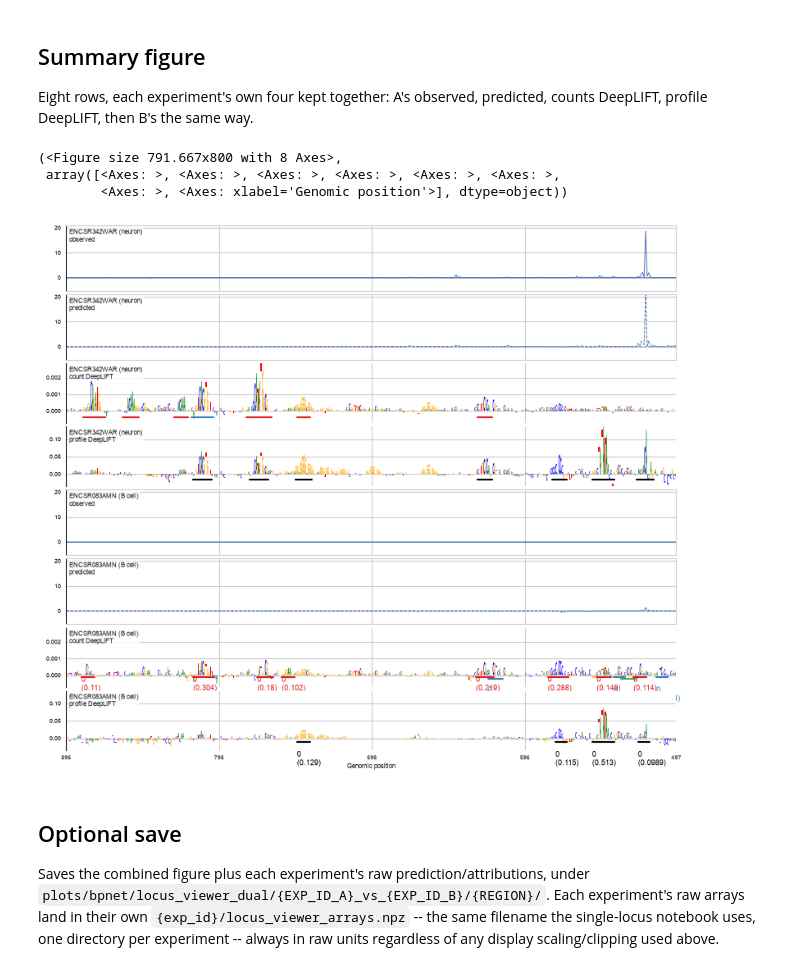
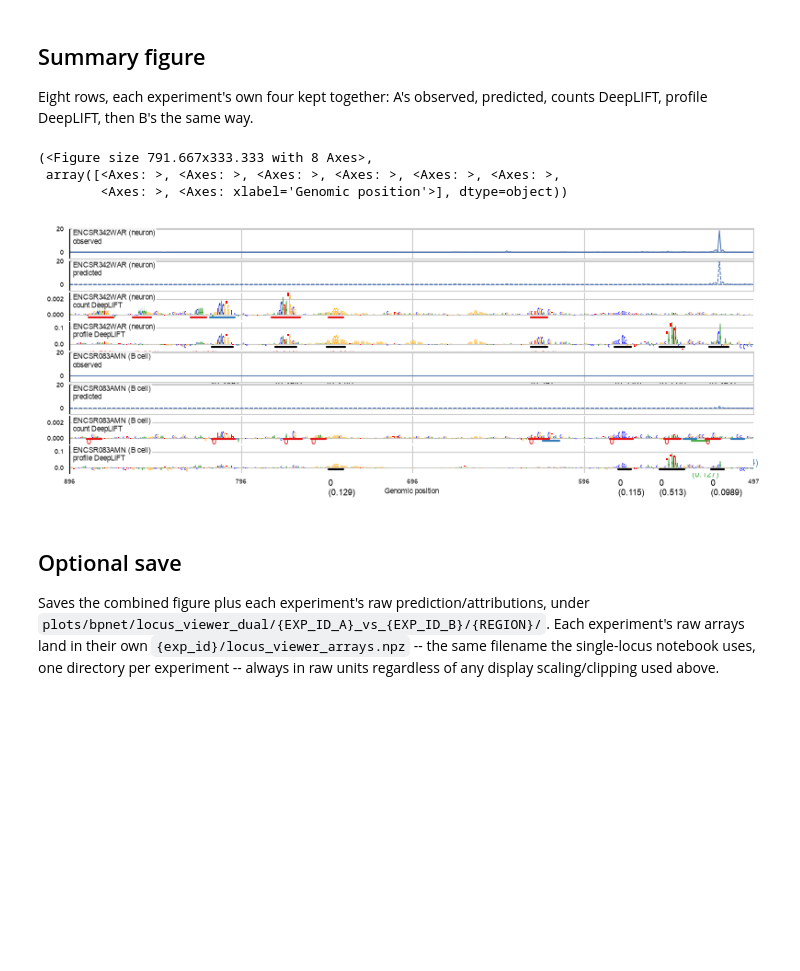
Before and after one commit to kundajelab/procap-atlas, a Jupyter notebook: notebooks/procap_atlas_bpnet_differential_locus_viewer.ipynb, the cells around one changed output. Cells and saved outputs as stored; diff of their text form; code cells hidden in the pictures; blank space fills up the shorter version.

```diff
--- a/notebooks/procap_atlas_bpnet_differential_locus_viewer.ipynb
+++ b/notebooks/procap_atlas_bpnet_differential_locus_viewer.ipynb
@@ -154,6 +154,20 @@ TRACK_VALUE_CLIP = 200
 # keys None, to take manual control of specific rows -- see plot_dual_locus_summary.
 LOGO_VALUE_CLIP = None
 TRACK_YLIM = None
+# Positive:negative split for the axes above, e.g. TRACK_NEGATIVE_FRACTION=0.25
+# is a 4:1 split. Two separate knobs, not one: coverage strand balance and
+# DeepLIFT sign balance are unrelated properties of unrelated data. 1.0 is
+# symmetric. Locus-specific for TRACK_NEGATIVE_FRACTION in particular -- a
+# genuinely divergent promoter can have real, comparable plus/minus-strand
+# signal, which this would visually suppress; check before trusting it.
+TRACK_NEGATIVE_FRACTION = 0.25
+LOGO_NEGATIVE_FRACTION = 0.25
+# Whether to draw the "{exp_id} ({biosample})\n{kind}" corner label on
+# every row -- turn off once you know the row order, for a clean final figure.
+SHOW_ROW_LABELS = True
+# Whether to draw called seqlets on the DeepLIFT panels, independent of
+# whether SHOW_SEQLETS below computes/exports them.
+SHOW_SEQLET_ANNOTATIONS = True
 SHOW_SEQLETS = True
 SEQLET_MOTIF_PATH = Path("data/JASPAR2026_CORE_vertebrates_non-redundant_pfms_meme.txt")
 SEQLET_THRESHOLD = 0.05
@@ -229,19 +243,21 @@ Eight rows, each experiment's own four kept together: A's observed, predicted, c
 # %%
 plot_dual_locus_summary(
     run_a["prediction"], run_a["attributions"], run_a["resources"], EXP_ID_A,
     run_b["prediction"], run_b["attributions"], run_b["resources"], EXP_ID_B,
     REGION, REGION, REGION,
     run_a["logo_start"], run_a["logo_end"],
     REVERSE_COMPLEMENT, TRACK_VALUE_CLIP,
     run_a["seqlet_annotations"], run_b["seqlet_annotations"],
     run_a["cpm_scale"], run_b["cpm_scale"],
     LOGO_VALUE_CLIP, TRACK_YLIM,
+    TRACK_NEGATIVE_FRACTION, LOGO_NEGATIVE_FRACTION,
+    SHOW_ROW_LABELS, SHOW_SEQLET_ANNOTATIONS,
 )
 # %% [output]
-(<Figure size 791.667x800 with 8 Axes>,
+(<Figure size 791.667x333.333 with 8 Axes>,
  array([<Axes: >, <Axes: >, <Axes: >, <Axes: >, <Axes: >, <Axes: >,
         <Axes: >, <Axes: xlabel='Genomic position'>], dtype=object))
-[figure, old version]
+[figure, new version]
 # %% [markdown]
 ## Optional save
 
```
Also changed, not shown: parts of 1 cell of this notebook, 5 other files.
